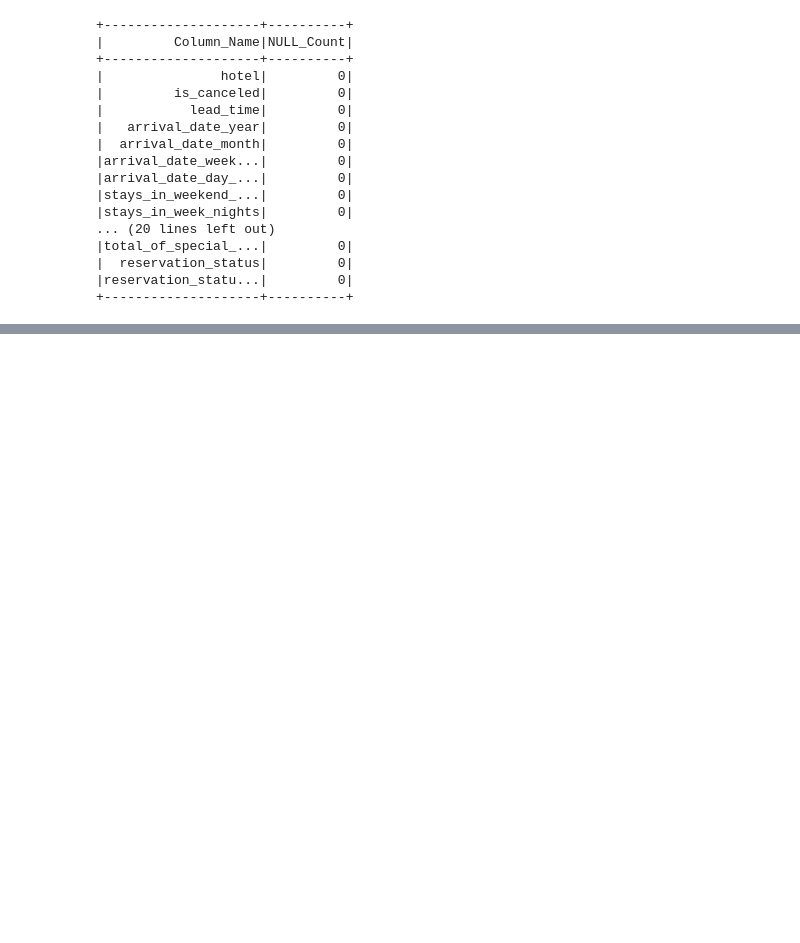
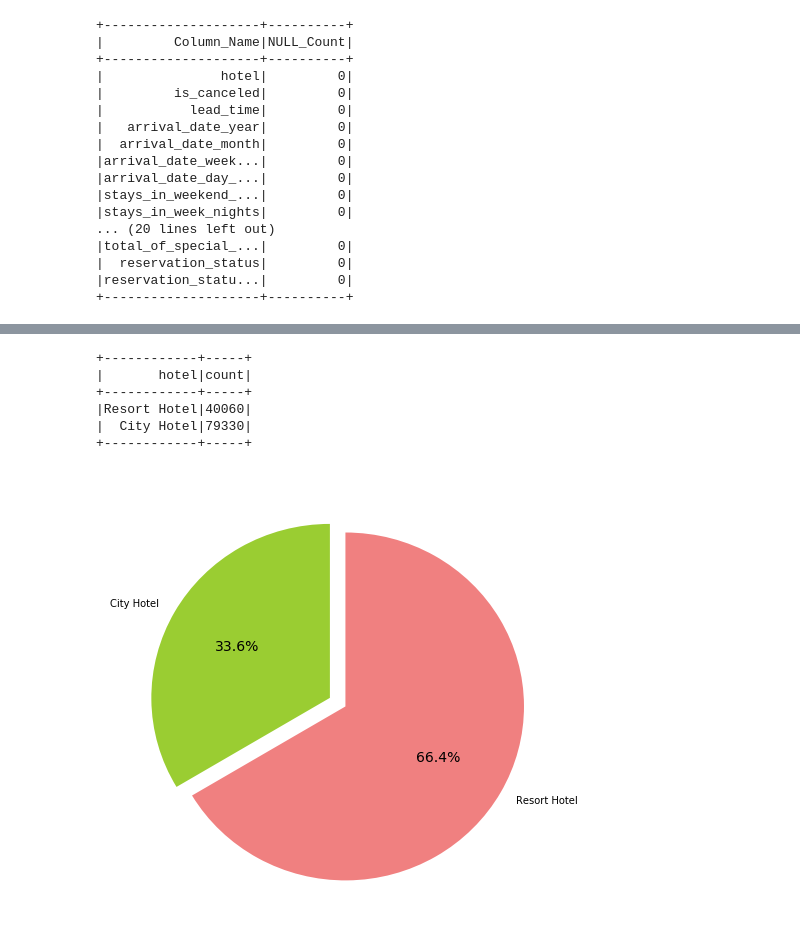
Before and after one commit to Hiragino/hye085, a Jupyter notebook: hye085-BDAS.ipynb, the cells around one changed output, grey strips where cells are left out. Cells and saved outputs as stored; diff of their text form; code cells hidden in the pictures; blank space fills up the shorter version.

```diff
--- a/hye085-BDAS.ipynb
+++ b/hye085-BDAS.ipynb
@@ -53,0 +47,4 @@ root
+# %%
+from pyspark.sql.types import IntegerType
+df = df.withColumn("children", df["children"].cast(IntegerType()))
+df.printSchema()
@@ -111,0 +125,14 @@ full_data_cln = full_data.fillna(nan_replacements)
+# %%
+# Replace missing values:
+na_replacements = {"children":0.0, "country": "Unknown", "agent": 0, "company": 0}
+df_clean = df.na.fill(na_replacements)
+df_agg_col = reduce(
+    lambda a, b: a.union(b),
+    (
+        df_clean.agg(
+            pyfunc.count(pyfunc.when(pyfunc.isnull(c), c)).alias('NULL_Count')
+        ).select(pyfunc.lit(c).alias("Column_Name"), "NULL_Count")
+        for c in df.columns
+    )
+)
+df_agg_col.show(len(df_clean.columns))
@@ -111,0 +157,35 @@ full_data_cln = full_data.fillna(nan_replacements)
+# %%
+df_clean.groupBy('hotel').count().orderBy('count').show()
+# %% [output]
++------------+-----+
+|       hotel|count|
++------------+-----+
+|Resort Hotel|40060|
+|  City Hotel|79330|
++------------+-----+
+# %%
+import seaborn as sns
+from matplotlib import pyplot as plt
+%matplotlib inline
+
+# Enlarging the pie chart
+plt.rcParams['figure.figsize'] = 8,8
+
+# Indexing labels. tolist() will convert the index to list for easy manipulation
+label=df_clean.select('hotel').distinct().collect()
+labels = [label[i]['hotel'] for i in range(0, len(label))]
+
+# Convert value counts to list
+size = df_clean.groupBy('hotel').count().orderBy('count').collect()
+sizes = [size[i]['count'] for i in range(0, len(size))]
+
+# As the name suggest, explode will determine how much each section is separated from each other
+explode = (0, 0.1)
+
+# Determine colour of pie chart
+colors = ['yellowgreen', 'lightcoral']
+
+plt.pie(sizes, explode=explode, labels=labels, colors=colors, autopct='%1.1f%%',startangle=90, textprops={'fontsize': 14})
+plt.show()
+# %% [output]
+[figure, added]
```
Also changed, not shown: parts of 33 cells of this notebook.
